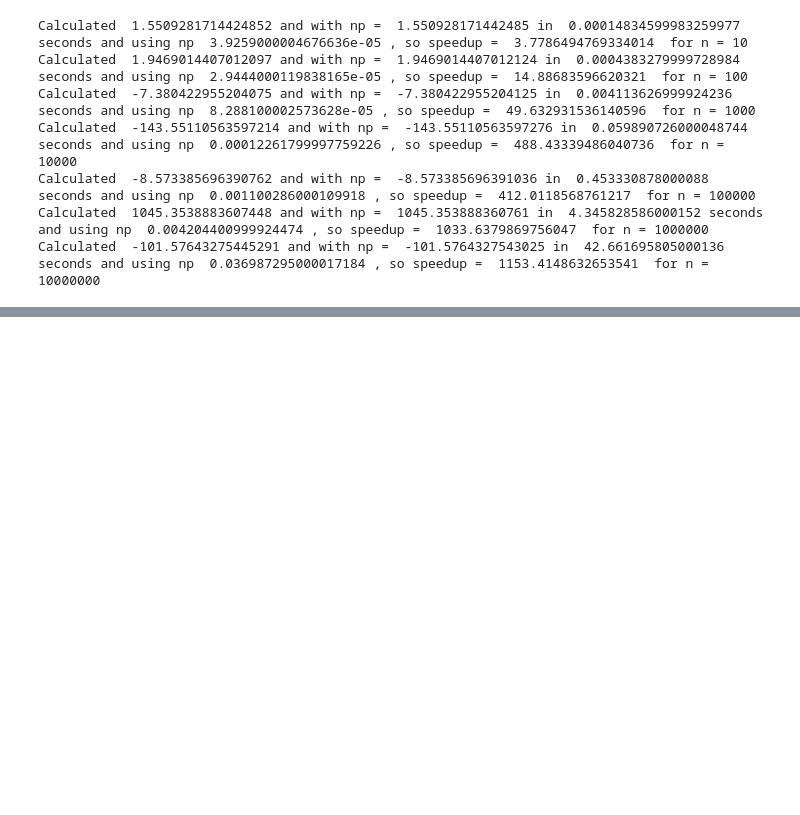
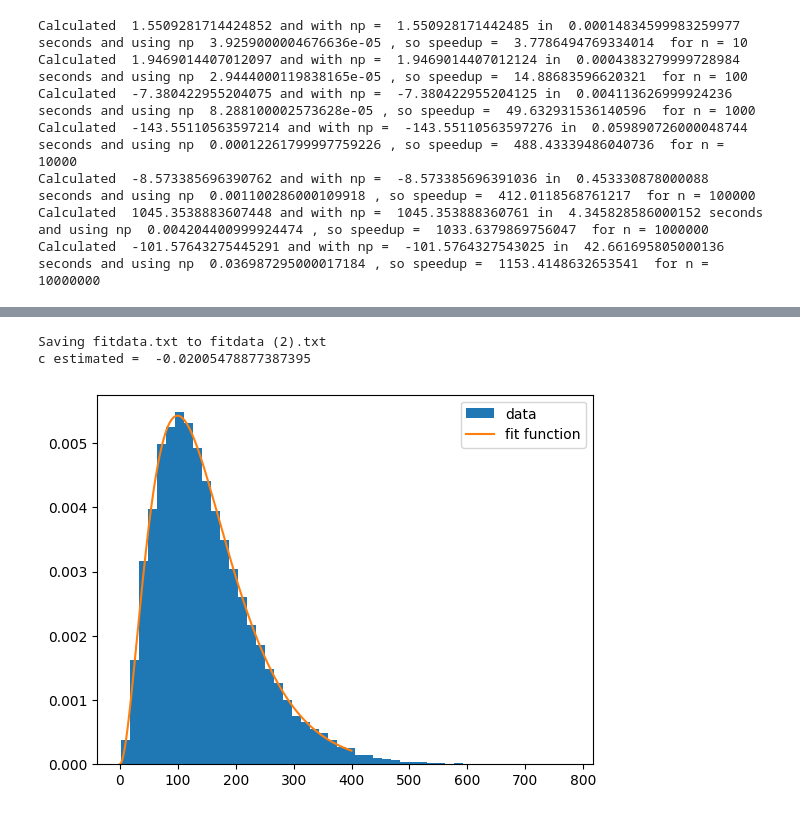
Before and after one commit to NIUCompPhys/Spring2024, a Jupyter notebook: PHYS 410-510 Chapter 5.ipynb, the cells around one changed output, grey strips where cells are left out. Cells and saved outputs as stored; diff of their text form; code cells hidden in the pictures; blank space fills up the shorter version.

```diff
--- a/PHYS 410-510 Chapter 5.ipynb
+++ b/PHYS 410-510 Chapter 5.ipynb
@@ -417,3 +417,25 @@ Calculated  -143.55110563597214 and with np =  -143.55110563597276 in  0.0598907
 Calculated  -8.573385696390762 and with np =  -8.573385696391036 in  0.453330878000088 seconds and using np  0.001100286000109918 , so speedup =  412.0118568761217  for n = 100000
 Calculated  1045.3538883607448 and with np =  1045.353888360761 in  4.345828586000152 seconds and using np  0.004204400999924474 , so speedup =  1033.6379869756047  for n = 1000000
 Calculated  -101.57643275445291 and with np =  -101.5764327543025 in  42.661695805000136 seconds and using np  0.036987295000017184 , so speedup =  1153.4148632653541  for n = 10000000
+# %%
+import matplotlib.pyplot as plt
+import numpy as np
+from google.colab import files
+uploaded = files.upload()### first fit data
+points = np.genfromtxt('fitdata.txt')
+N = points.size
+average = np.sum(points)/N
+c_estimated = -3/average
+print("c estimated = ",c_estimated)
+min=0
+max=400
+
+def func_fixed(xs):
+    return -c_estimated*c_estimated*c_estimated/(2)*xs*xs*np.exp(c_estimated*xs)
+
+
+plt.hist(points,bins = 50, density = True,label="data")
+plt.plot(np.linspace(min,max,1000), np.frompyfunc(func_fixed, 1, 1)(np.linspace(min,max,1000)),label="fit function")
+plt.legend()
+plt.show()
+# %% [output]
@@ -419,0 +443,3 @@ Calculated  -101.57643275445291 and with np =  -101.5764327543025 in  42.6616958
+Saving fitdata.txt to fitdata (2).txt
+c estimated =  -0.02005478877387395
+[figure, added]
```
Also changed, not shown: parts of 2 cells of this notebook.
